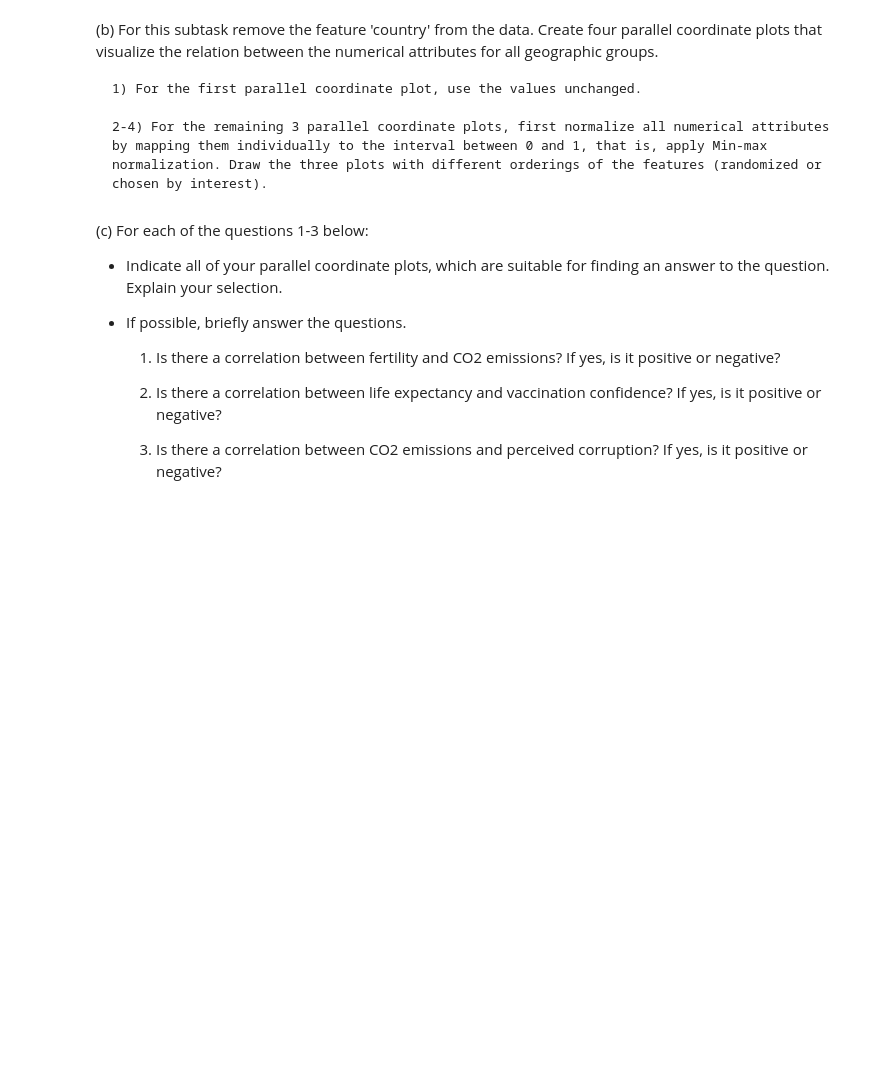
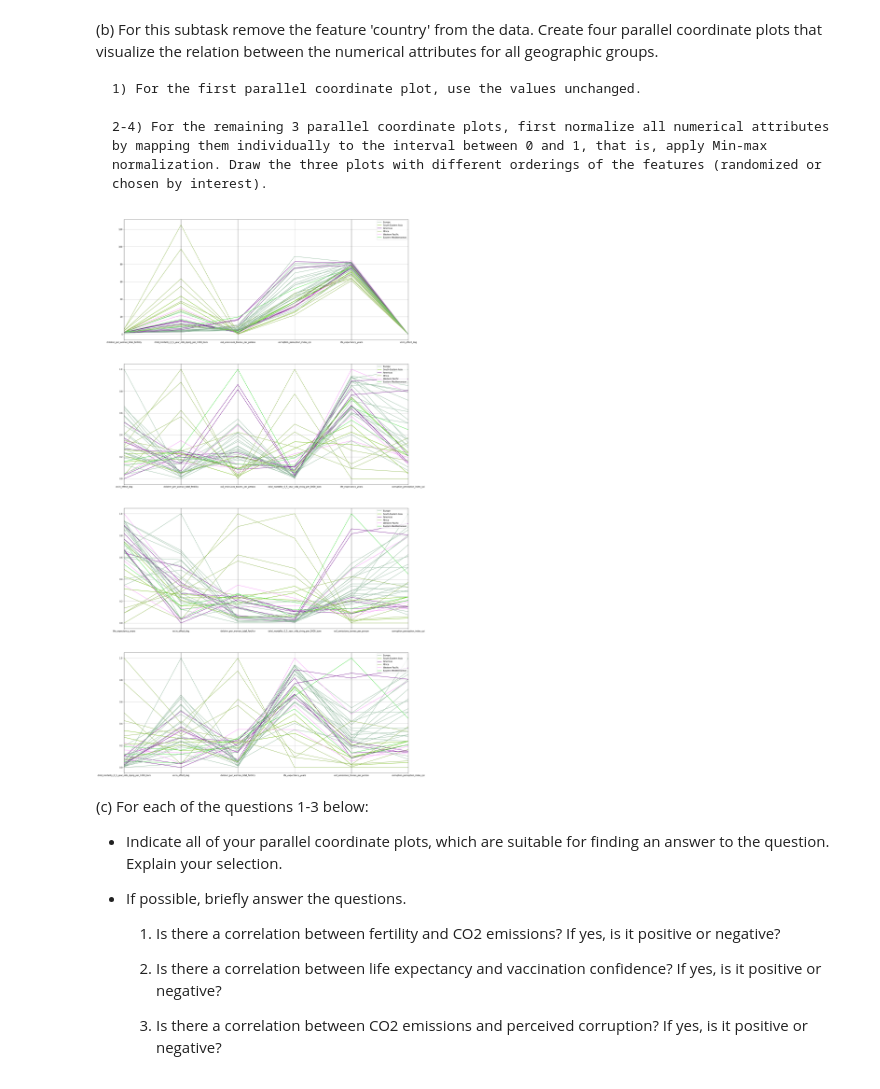
Before and after one commit to Noyan759/ids-assignment-unsupervised-learning, a Jupyter notebook: IDS_Assignment_2.ipynb, the cells around one changed output. Drawn from its saved outputs; the diff is of its cells as text; code cells hidden in the pictures; blank space fills up the shorter version.

```diff
--- a/IDS_Assignment_2.ipynb
+++ b/IDS_Assignment_2.ipynb
@@ -382,3 +396,49 @@ For this question, use the <b>dataPrepViz_sampled</b> dataset you created in Q1,
+# %%
+# Your code
+import pandas as pd
+import matplotlib.pyplot as plt
+from sklearn.preprocessing import MinMaxScaler
+from sklearn import preprocessing
+
+
+# Step 1: Read the CSV fileD
+df_sampled = pd.read_csv('datasets/dataPrepViz_sampled.csv')
+
+# Step 2: remove the feature 'country'
+df_sampled_newData = df_sampled.drop(['country'], axis=1)
+
+#Step 3: Get data into new variable for normalization
+df_sampled_newData_normalized=df_sampled_newData.values
+
+#Step 4: Get scaler
+scaler = MinMaxScaler()
+
+#Step 5a: Normalize the data
+df_sampled_newData_normalized[:,1:]=scaler.fit_transform(df_sampled_newData_normalized[:,1:])
+df_sampled_newData_normalized=pd.DataFrame(df_sampled_newData_normalized)
+
+# Step 5b: Reassign the columns names
+df_sampled_newData_normalized.columns=df_sampled_newData.columns
+
+
+# Step 6: select different ordering for the feature
+df_sampled_newData_normalized_first =df_sampled_newData_normalized.reindex(columns=['geographic_group','vccin_effect_dag','children_per_woman_total_fertility','co2_emissions_tonnes_per_person', 'child_mortality_0_5_year_olds_dying_per_1000_born','life_expectancy_years','corruption_perception_index_cpi'])
+df_sampled_newData_normalized_second =df_sampled_newData_normalized.reindex(columns=['geographic_group','life_expectancy_years','vccin_effect_dag','children_per_woman_total_fertility','child_mortality_0_5_year_olds_dying_per_1000_born','co2_emissions_tonnes_per_person','corruption_perception_index_cpi'])
+df_sampled_newData_normalized_third =df_sampled_newData_normalized.reindex(columns=['geographic_group','child_mortality_0_5_year_olds_dying_per_1000_born','vccin_effect_dag','children_per_woman_total_fertility','life_expectancy_years','co2_emissions_tonnes_per_person','corruption_perception_index_cpi'])
+
+# Step 7a: Plot the first and the other 3 graphs
+figure, axes = plt.subplots(4, 1, figsize=(25, 50))
+
+# Step 7b:Printing the data without normalization
+pd.plotting.parallel_coordinates(df_sampled_newData, class_column='geographic_group',ax=axes[0])
+
+#Step 7c: Printing normalized data with random orderings
+pd.plotting.parallel_coordinates(df_sampled_newData_normalized_first, class_column='geographic_group',ax=axes[1])
+pd.plotting.parallel_coordinates(df_sampled_newData_normalized_second, class_column='geographic_group',ax=axes[2])
+pd.plotting.parallel_coordinates(df_sampled_newData_normalized_third, class_column='geographic_group',ax=axes[3])
+plt.show()
+# %% [output]
+[figure, added]
 # %% [markdown]
 (c) For each of the questions 1-3 below:
 - Indicate all of your parallel coordinate plots, which are suitable for finding an answer to the question. Explain your selection.
```
Also changed, not shown: parts of 9 cells of this notebook, 2 other files.
